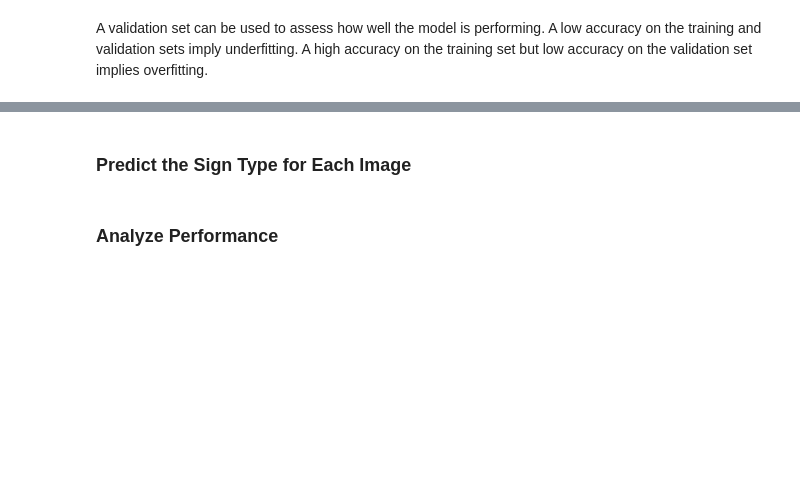
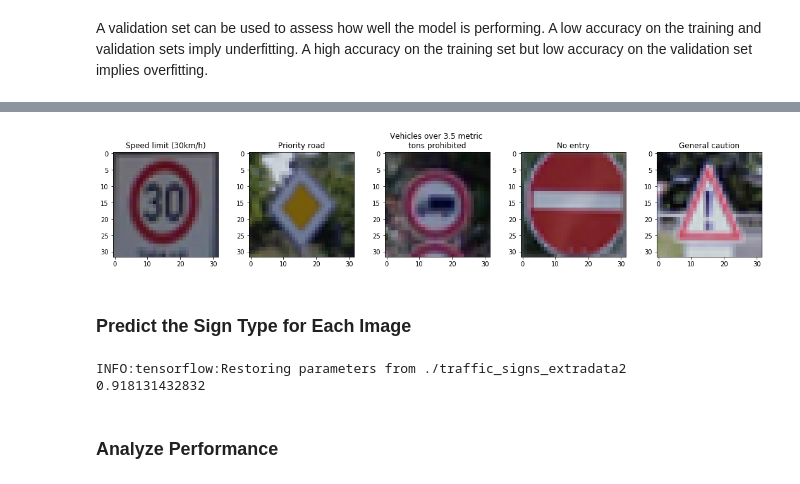
Before and after one commit to pcalderw/Traffic-Sign-Classifier, a Jupyter notebook: Traffic_Sign_Classifier.ipynb, the cells around one changed output, grey strips where cells are left out. Cells and saved outputs as stored; diff of their text form; code cells hidden in the pictures; blank space fills up the shorter version.

Commit message:
All tasks finished, need to create markup

```diff
--- a/Traffic_Sign_Classifier.ipynb
+++ b/Traffic_Sign_Classifier.ipynb
@@ -266,12 +207,14 @@ print(np.min(X_train))
 # %%
 def model(X):
-    mu = 0.0 # 0 seems to only output 0's
+    mu = 0.0
     sigma = 0.25
     padding = 'VALID'
+    kernel1 = 12
+    kernel2 = 24
 
     #Conv1
-    W1 = tf.Variable(tf.truncated_normal([5,5,1,20], mean=mu, stddev=sigma))
-    b1 = tf.Variable(tf.zeros(20))
+    W1 = tf.Variable(tf.truncated_normal([5,5,1,kernel1], mean=mu, stddev=sigma))
+    b1 = tf.Variable(tf.zeros(kernel1))
     stride1 = [1,1,1,1]
     conv1 = tf.nn.conv2d(x, W1, stride1, padding)
     conv1 = tf.nn.bias_add(conv1, b1)
@@ -283,8 +226,8 @@ def model(X):
 
 
     #conv2
-    W2 = tf.Variable(tf.truncated_normal([5,5,20,36], mean=mu, stddev=sigma))
-    b2 = tf.Variable(tf.zeros(36))
+    W2 = tf.Variable(tf.truncated_normal([5,5,kernel1,kernel2], mean=mu, stddev=sigma))
+    b2 = tf.Variable(tf.zeros(kernel2))
     stride2 = [1,1,1,1]
     conv2 = tf.nn.conv2d(pool1, W2, stride2, padding)
     conv2 = tf.nn.bias_add(conv2, b2)
@@ -294,10 +237,10 @@ def model(X):
     print('pool2', pool2.get_shape())
 
     #Dense 1
-    flatten1 = tf.reshape(pool2, [-1, 5*5*36])
+    flatten1 = tf.reshape(pool2, [-1, 5*5*kernel2])
     dropout = tf.nn.dropout(flatten1, keep_prob)
 
-    W3 = tf.Variable(tf.truncated_normal([5*5*36, 400], mean=mu, stddev=sigma))
+    W3 = tf.Variable(tf.truncated_normal([5*5*kernel2, 400], mean=mu, stddev=sigma))
     b3 = tf.Variable(tf.zeros(400))
     dense1 = tf.matmul(dropout, W3)
     dense1 = tf.nn.bias_add(dense1, b3)
@@ -343,7 +280,9 @@ y = tf.placeholder(tf.int32, (None))
 keep_prob = tf.placeholder(tf.float32)
 one_hot_y = tf.one_hot(y, 43)
 # %%
-rate = 0.005
+rate = 0.008 #This rate had a large effect on training, this only sometimes converges, possibly we'll need to restart
+             # 0.01 diverged quickly after 90% accuracy on validation
+             # 0.001 fails top converge always
 
 logits = model(x)
 cross_entropy = tf.nn.softmax_cross_entropy_with_logits(labels=one_hot_y, logits=logits)
@@ -376,9 +316,10 @@ def evaluate(X_data, y_data):
     return total_accuracy / num_examples
 # %%
 from sklearn.utils import shuffle
-EPOCHS = 125
+EPOCHS = 75
 X_train, y_train = shuffle(X_train, y_train)
 max_valid_acc = 0
+model_file_name = './traffic_signs_extradata2'
 with tf.Session() as sess:
     sess.run(tf.global_variables_initializer())
     num_examples = len(X_train)
@@ -401,8 +342,8 @@ with tf.Session() as sess:
             max_valid_acc = validation_accuracy
             print("Saving best seen model on epoch #{}".format(i+1))
             #New best model, save this one.
-            saver.save(sess, './traffic_signs')
-    #saver.save(sess, './traffic_signs')
+            saver.save(sess, model_file_name)
+    #saver.save(sess, './traffic_signs_extradata')
     print("Model saved")
 # %% [output]
 Training...
@@ -435,6 +374,24 @@ You may find `signnames.csv` useful as it contains mappings from the class id (i
 # %%
 ### Load the images and plot them here.
 ### Feel free to use as many code cells as needed.
+
+custom_train_file_X =   cwd + '/traffic-signs-data/X_test.p'
+custom_train_file_y =   cwd + '/traffic-signs-data/y_test.p'
+
+with open(custom_train_file_X, mode='rb') as f:
+    custom_X_test = np.array(pickle.load(f, encoding='latin1'))
+with open(custom_train_file_y, mode='rb') as f:
+    custom_y_test = np.array(pickle.load(f, encoding='latin1'))
+# %%
+f, axarr = plt.subplots(1,5)
+f.set_figheight(15)
+f.set_figwidth(15)
+f.tight_layout(pad=1.0, w_pad=1.5, h_pad=3.5)
+for i in range(5):
+    axarr[i].imshow(custom_X_test[i,:])
+    axarr[i].set_title(formatted_classes[custom_y_test[i]])
+# %% [output]
+[figure, added]
 # %% [markdown]
 ### Predict the Sign Type for Each Image
 # %%
@@ -444,3 +403,14 @@ You may find `signnames.csv` useful as it contains mappings from the class id (i
+# %%
+saver = tf.train.Saver()
+with tf.Session() as sess:
+    saver.restore(sess, model_file_name)
+    test_accuracy = evaluate(custom_X_test, custom_y_test)
+    y_test_acc = evaluate(X_test, y_test)
+    predicts = sess.run(index, feed_dict={x: custom_X_test, y: custom_y_test, keep_prob: 1.0})
+print(y_test_acc)
+# %% [output]
+INFO:tensorflow:Restoring parameters from ./traffic_signs_extradata2
+0.918131432832
 # %% [markdown]
 ### Analyze Performance
 # %%
```
Also changed, not shown: parts of 38 cells of this notebook, 1 other file.
